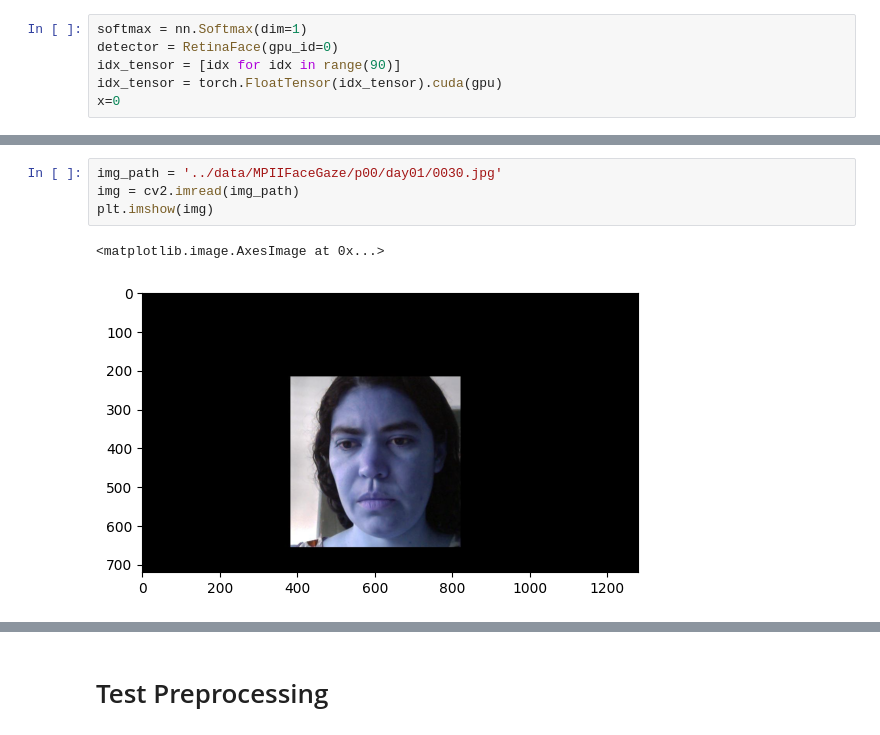
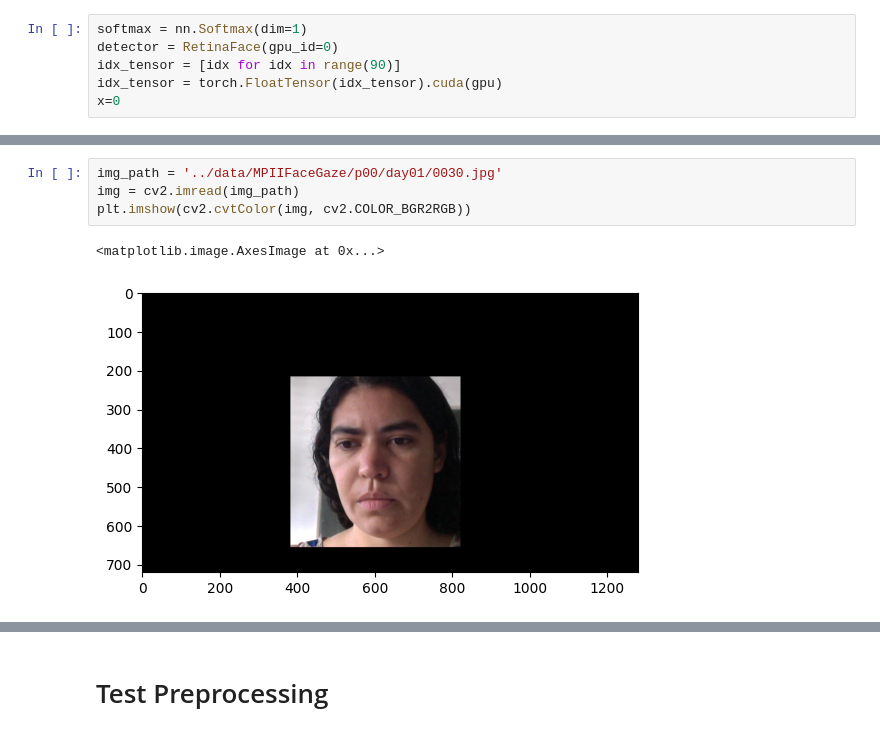
Before and after one commit to ajinkyapuar/L2CS-Net, a Jupyter notebook: preprocess.ipynb, the cells around one changed output, grey strips where cells are left out. Cells and saved outputs as stored; diff of their text form.

```diff
--- a/preprocess.ipynb
+++ b/preprocess.ipynb
@@ -144,10 +143,10 @@ def detect_face_and_predict_gaze(img):
 # %%
 img_path = '../data/MPIIFaceGaze/p00/day01/0030.jpg'
 img = cv2.imread(img_path)
-plt.imshow(img)
+plt.imshow(cv2.cvtColor(img, cv2.COLOR_BGR2RGB))
 # %% [output]
 <matplotlib.image.AxesImage at 0x...>
-[figure, old version]
+[figure, new version]
 # %%
 pitch, yaw, xmin, ymin, bboxw, bboxh, img_out = detect_face_and_predict_gaze(img)
 print(img_out.shape, pitch, yaw)
```
Also changed, not shown: parts of 4 cells of this notebook.
